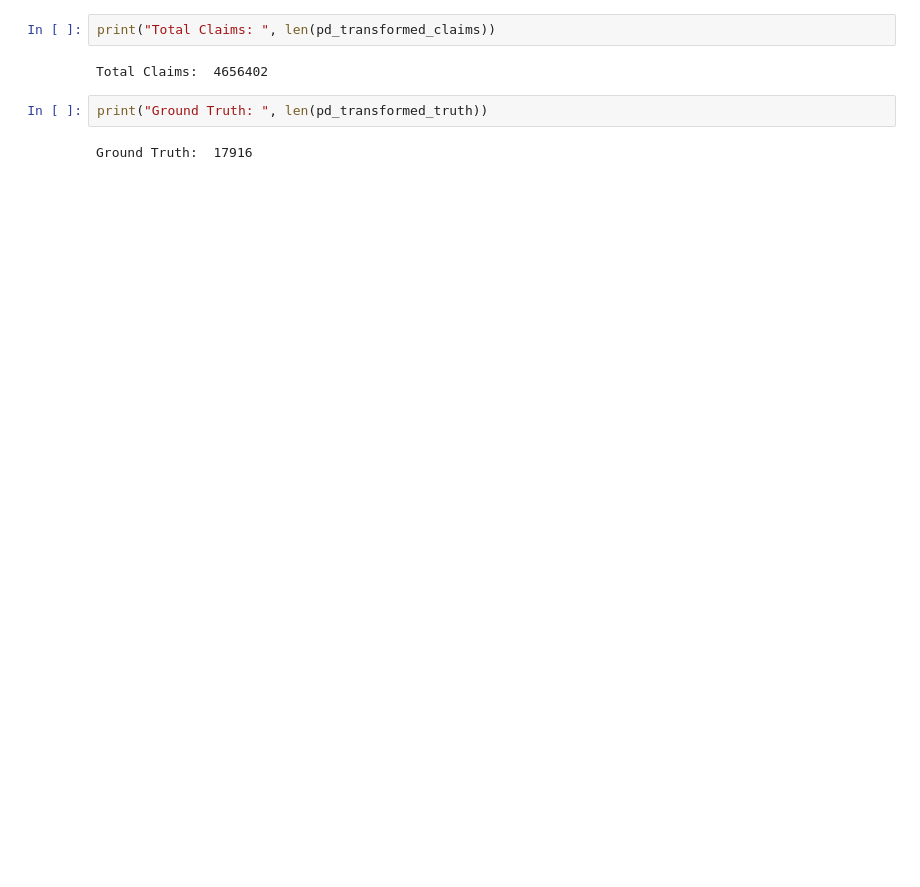
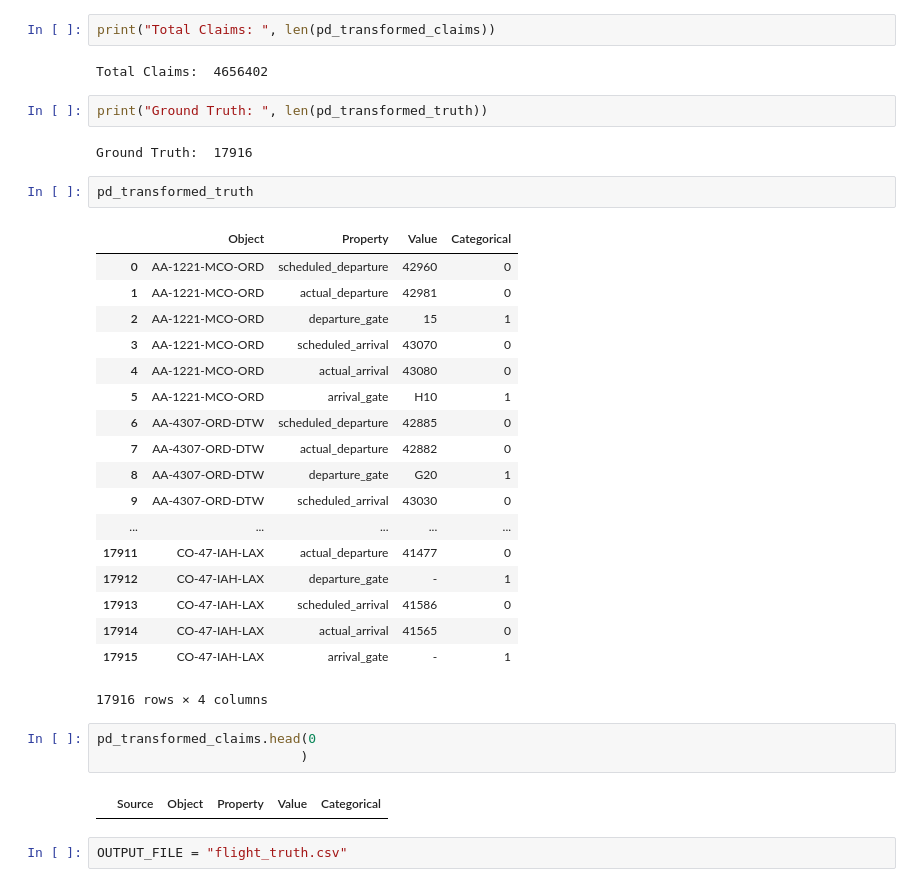
Before and after one commit to mtnntn/atics_i, a Jupyter notebook: projects/second_project/SecondProject1.ipynb, the cells around one changed output. Cells and saved outputs as stored; diff of their text form; blank space fills up the shorter version.

```diff
--- a/projects/second_project/SecondProject1.ipynb
+++ b/projects/second_project/SecondProject1.ipynb
@@ -323,3 +323,31 @@ Total Claims:  4656402
 print("Ground Truth: ", len(pd_transformed_truth))
 # %% [output]
 Ground Truth:  17916
+# %%
+pd_transformed_truth
+# %% [output]
+|  | Object | Property | Value | Categorical |
+| 0 | AA-1221-MCO-ORD | scheduled_departure | 42960 | 0 |
+| 1 | AA-1221-MCO-ORD | actual_departure | 42981 | 0 |
+| 2 | AA-1221-MCO-ORD | departure_gate | 15 | 1 |
+| 3 | AA-1221-MCO-ORD | scheduled_arrival | 43070 | 0 |
+| 4 | AA-1221-MCO-ORD | actual_arrival | 43080 | 0 |
+| 5 | AA-1221-MCO-ORD | arrival_gate | H10 | 1 |
+| 6 | AA-4307-ORD-DTW | scheduled_departure | 42885 | 0 |
+| 7 | AA-4307-ORD-DTW | actual_departure | 42882 | 0 |
+| 8 | AA-4307-ORD-DTW | departure_gate | G20 | 1 |
+| 9 | AA-4307-ORD-DTW | scheduled_arrival | 43030 | 0 |
+| ... | ... | ... | ... | ... |
+| 17911 | CO-47-IAH-LAX | actual_departure | 41477 | 0 |
+| 17912 | CO-47-IAH-LAX | departure_gate | - | 1 |
+| 17913 | CO-47-IAH-LAX | scheduled_arrival | 41586 | 0 |
+| 17914 | CO-47-IAH-LAX | actual_arrival | 41565 | 0 |
+| 17915 | CO-47-IAH-LAX | arrival_gate | - | 1 |
+17916 rows × 4 columns
+# %%
+pd_transformed_claims.head(0
+                          )
+# %% [output]
+|  | Source | Object | Property | Value | Categorical |
+# %%
+OUTPUT_FILE = "flight_truth.csv"
```
Also changed, not shown: parts of 15 cells of this notebook, 5 other files.
